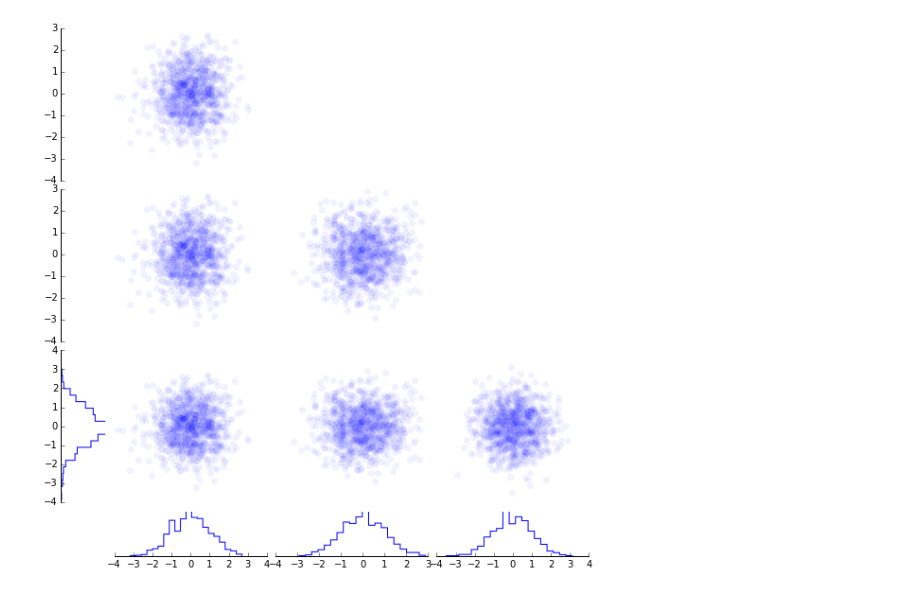
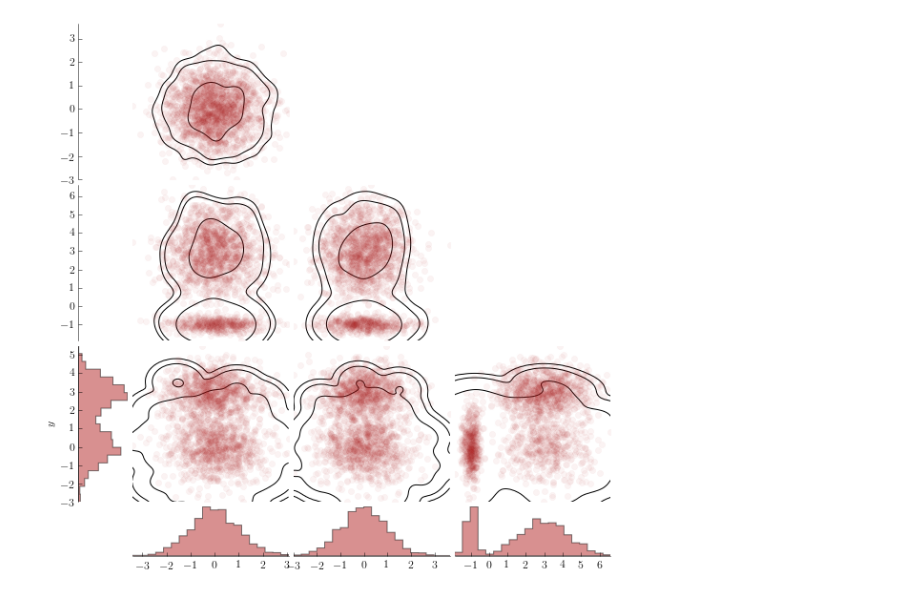
Before and after one commit to mattpitkin/scotchcorner, a Jupyter notebook: newcorner.ipynb, the cells around one changed output. Saved outputs shown, nothing was run; the diff lists cells and outputs as text; code cells hidden in the pictures.

Commit message:
Several fixes to the indexing of the plots. Also includes kde contour plotting function from @farr's plotutils

```diff
--- a/newcorner.ipynb
+++ b/newcorner.ipynb
@@ -5,3 +3,15 @@ from matplotlib import pyplot as pl
+# %%
+import matplotlib as mpl
+from matplotlib import pyplot as pl
+
+mplparams = {
+      'text.usetex': True, # use LaTeX for all text
+      'axes.linewidth': 0.5, # set axes linewidths to 0.5
+      'axes.grid': False, # add a grid
+      'font.family': 'serif',
+      'font.size': 12 }
+
+mpl.rcParams.update(mplparams)
 # %%
 import numpy as np
 # %%
@@ -15,15 +104,24 @@ ratio = 3
 
 gridsize = ratio*(ndims-1) + 1
 
-gs = gridspec.GridSpec(gridsize, gridsize, wspace=0.2, hspace=0.2)
+gs = gridspec.GridSpec(gridsize, gridsize, wspace=0.1, hspace=0.1)
 f = pl.figure(figsize=(10,10))
-x = np.random.randn(1000, ndims)
+x = np.zeros((2000,ndims))
+x[:,0:2] = np.random.randn(2000,2)
+x[0:500,2] = -1. + 0.25*np.random.randn(500)
+x[500:2000,2] = 3. + 1.25*np.random.randn(1500)
+x[0:1000, 3] = 1.*np.random.randn(1000)
+x[1000:2000, 3] = 3.+0.75*np.random.randn(1000)
+#x = np.random.randn(1000, ndims)
+
+labels = ['blah', '$x$', '$\phi$', '$y$']
 
 # set axes for the histograms
 histaxes = []
 histaxes.append(f.add_subplot(gs[ratio*(ndims-2):-1,0]))
 
-histvert = [] # empty subplots, but axes are required
+#histvert = [None for i in range(ndims-1)] # empty subplots, but axes are required
+histvert = []
 for i in range(ndims-1):
     ax = f.add_subplot(gs[i*ratio:(i+1)*ratio,0])
     ax.spines['top'].set_visible(False)    # remove top border
@@ -33,35 +131,40 @@ for i in range(ndims-1):
     ax.set_xticks([])
     ax.yaxis.set_ticks_position('left') # just show ticks on left
     histvert.append(ax)
 
 # plot horizontal histogram
-histvert[-1].hist(x[:,0], bins=20, histtype='step', normed=True, orientation='horizontal')
+histvert[-1].hist(x[:,-1], bins=20, histtype='stepfilled', normed=True, orientation='horizontal', color='firebrick', alpha=0.5)
+histvert[-1].set_ylabel(labels[-1])
 
+#histhori = [None for i in range(ndims-1)]
 histhori = []
 for i in range(ndims-1):
     ax = f.add_subplot(gs[-1,(i*ratio+1):(1+(i+1)*ratio)])
     ax.spines['top'].set_visible(False)    # remove top border
     ax.spines['left'].set_visible(False)   # remove left border
     ax.spines['right'].set_visible(False)  # remove right border
     ax.set_yticklabels([])
     ax.set_yticks([])
     ax.xaxis.set_ticks_position('bottom') # just show ticks on left
+    ax.hist(x[:,i], bins=20, histtype='stepfilled', normed=True, color='firebrick', alpha=0.5)
     histhori.append(ax)
-    histhori[i].hist(x[:,i+1], bins=20, histtype='step', normed=True)
 
 jointaxes = []
 for i in range(ndims-1):
     for j in range(i+1):
         ax = f.add_subplot(gs[i*ratio:(i+1)*ratio,(j*ratio+1):(1+(j+1)*ratio)], sharey=histvert[i], sharex=histhori[j])
         ax.spines['top'].set_visible(False)    # remove top border
         ax.spines['left'].set_visible(False)   # remove bottom border
         ax.spines['right'].set_visible(False)  # remove right border
         ax.spines['bottom'].set_visible(False) # remove bottom border
-        #ax.set_yticklabels([])
+
         pl.setp(ax.get_xticklabels(), visible=False) # remove xtick labels
         pl.setp(ax.get_yticklabels(), visible=False) # remove ytick labels
         ax.tick_params(bottom='off', top='off', left='off', right='off') # remove tick marks
-        ax.plot(x[:,j], x[:,j+1], 'bo', ms=6, mfc='b', alpha=0.05, markeredgecolor='b') # plot scatter
+
+        # plot joint distribution
+        ax.plot(x[:,j], x[:,i+1], 'o', c='firebrick', ms=6, mfc='firebrick', alpha=0.05, markeredgecolor='firebrick') # plot scatter
+        plot_2d_contours(ax, np.vstack((x[:,j], x[:,i+1])).T, (0.5, 0.9, 0.95))
         jointaxes.append(ax)
 # %% [output]
-[figure, old version]
+[figure, new version]
```
Also changed, not shown: parts of 2 cells of this notebook.
